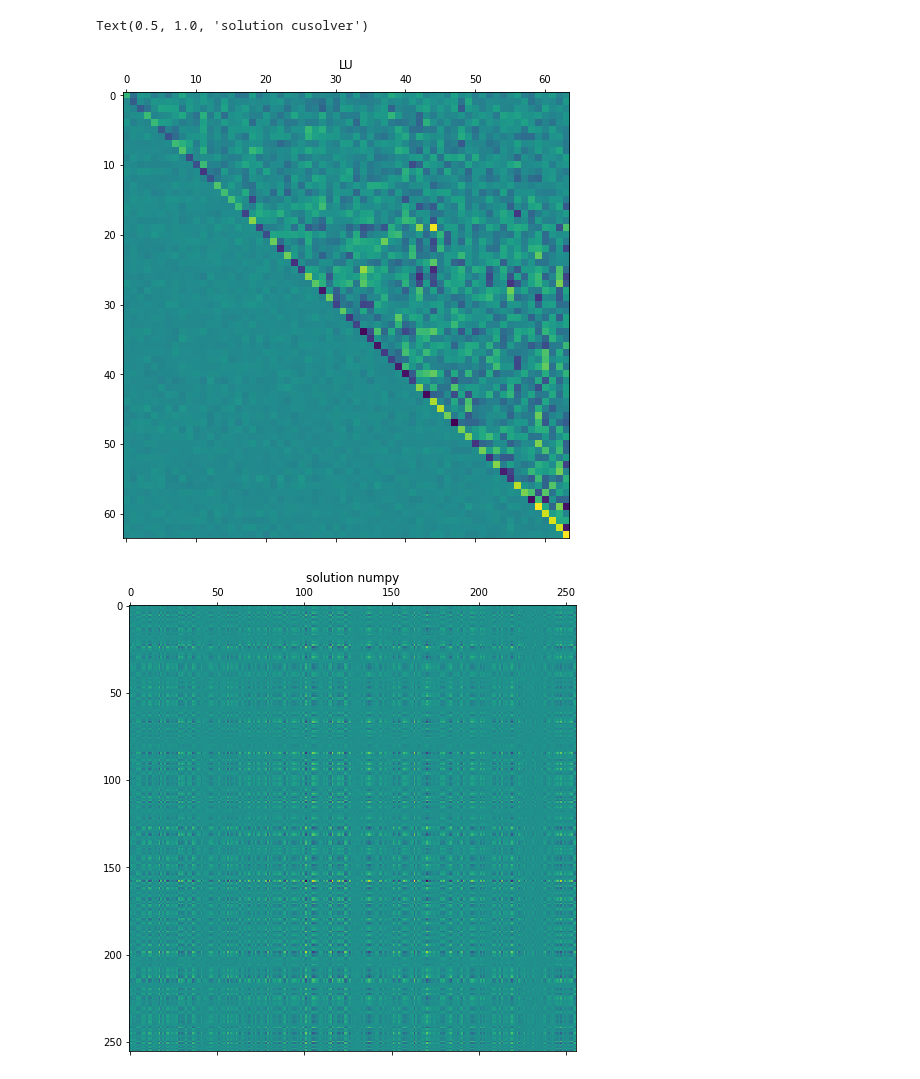
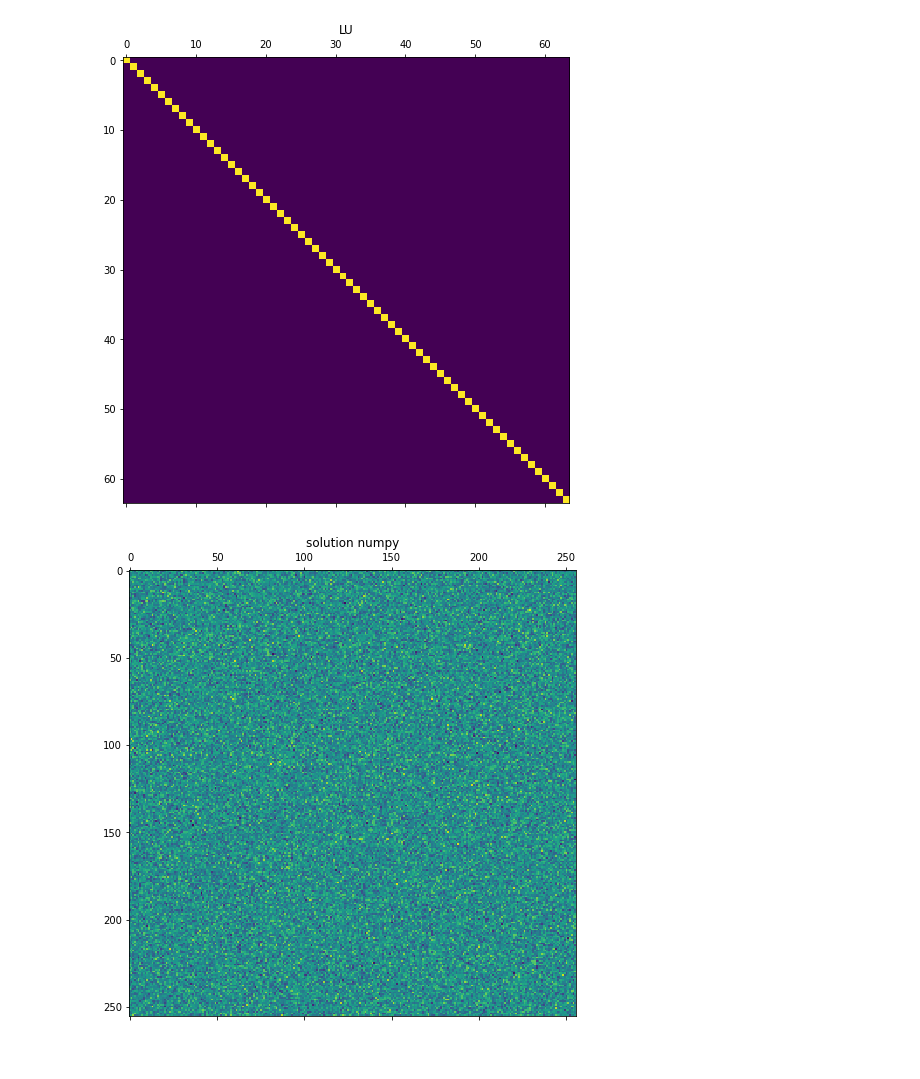
Before and after one commit to krocki/jupyter, a Jupyter notebook: bench/lu_decomp.ipynb, the cells around one changed output. Cells and saved outputs as stored; diff of their text form; code cells hidden in the pictures.

```diff
--- a/bench/lu_decomp.ipynb
+++ b/bench/lu_decomp.ipynb
@@ -14,9 +14,11 @@ plt.rcParams['figure.figsize'] = [4, 8]
 np.set_printoptions(formatter={'float': '{: .3f}'.format})
 
 dtype   = np.float64
-N       = 2048  # size
-R       = 256   # nrhs
+N       = 4096  # size
+R       = 512   # nrhs
 run_cpu = True  # may need to disable for large A
+seed    = 1234  # fixed seed
+pivot   = False
 
 # estimate FLOP count
 # https://cscproxy.mpi-magdeburg.mpg.de/mpcsc/lehre/2016_WS_SC/handouts/handout_LU_counting.pdf
@@ -24,7 +26,11 @@ getrf_gflop = 1e-9 * ((2/3)* N**3 - (1/2)* N**2) # approximately
 getrs_gflop = 1e-9 * (R * (N**2 - N)) # more/less proporional to R
 total_gflop = getrs_gflop + getrf_gflop
 
+np.random.seed(seed)
 A = np.random.randn(N, N).astype(dtype, order='F')
+if not pivot:
+    A += 1.5 * N * np.eye(N).astype(dtype, order='F')
+
 b = np.random.randn(N, R).astype(dtype, order='F')
 
 # just to confirm the dims
@@ -42,7 +48,7 @@ if run_cpu:
     x = np.linalg.solve(A, b).astype(dtype)
     t_numpy = (time() - t0)
 
-    err = np.linalg.norm(np.dot(A, x) - b)
+    err = np.linalg.norm(np.dot(A, x) - b, ord=np.inf)
     print(f'numpy err  = {err:g}\n'
           f'numpy time = {1e3 * t_numpy:.4f} ms, {total_gflop/t_numpy:.4f} GF/s')
 else:
@@ -102,7 +108,7 @@ def lu_cusolver(handle, A, b, repeat=1, debug=False, dtype=np.float64):
             a=d_A.ptr,
             lda=N,
             workspace=scratchpad.ptr,
-            devIpiv=d_ipiv.ptr,
+            devIpiv=d_ipiv.ptr if pivot else 0,
             devInfo=d_info.ptr
         )
 
@@ -138,7 +144,7 @@ def lu_cusolver(handle, A, b, repeat=1, debug=False, dtype=np.float64):
             nrhs=R,
             a=d_A.ptr,
             lda=N,
-            devIpiv=d_ipiv.ptr,
+            devIpiv=d_ipiv.ptr if pivot else 0,
             B=d_b.ptr,
             ldb=N,
             devInfo=d_info.ptr
@@ -156,6 +162,12 @@ def lu_cusolver(handle, A, b, repeat=1, debug=False, dtype=np.float64):
     return x_cuda, getrf_time, getrs_time
 # %%
 import util
+import os
+from datetime import datetime
+
+host = os.uname()[1]
+dt_string = datetime.now().strftime("%d/%m/%Y %H:%M:%S")
+print(f"{host}, ", dt_string)
 
 print()
 print(f'{pycuda.VERSION_TEXT=}')
@@ -166,7 +178,7 @@ print()
 util.query(drv)
 
 # select device
-dev_id = 1
+dev_id = 0
 ctx = drv.Device(dev_id).make_context()
 dev = drv.Context.get_device()
 free_bytes, total_bytes = drv.mem_get_info()
@@ -181,7 +193,7 @@ x_cuda, _, _ = lu_cusolver(handle, A, b, repeat=1, debug=True, dtype=dtype)
 _, getrf_time, getrs_time = lu_cusolver(handle, A, b, repeat=100, debug=False, dtype=dtype)
 
 # check solution(s)
-err_cusolver = np.linalg.norm(np.dot(A, x_cuda) - b)
+err_cusolver = np.linalg.norm(np.dot(A, x_cuda) - b, ord=np.inf)
 status = cusolver.cusolverDnDestroy(handle)
 
 print(f'cusolverDnDgetrf time = {getrf_time:.4f} ms, {getrf_gflop/getrf_time:.4f} GF/s\n'
@@ -193,4 +205,6 @@ plt.matshow(x[:256,:256].T)
 plt.title('solution numpy')
 plt.matshow(x_cuda[:256,:256].T)
 plt.title('solution cusolver')
+
+print(f'numpy vs cusolver x = {np.linalg.norm((x - x_cuda), ord=np.inf)}')
 # %% [output]
@@ -214,3 +228,2 @@ cusolver err          = 6.64052e-09
-Text(0.5, 1.0, 'solution cusolver')
-[figure, old version]
+[figure, new version]
-[figure, old version]
+[figure, new version]
```
Also changed, not shown: parts of 6 cells of this notebook, 2 other files.
